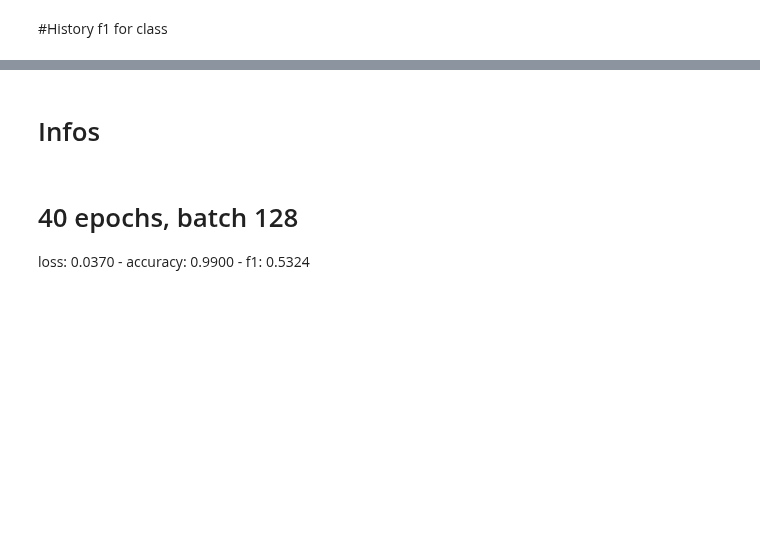
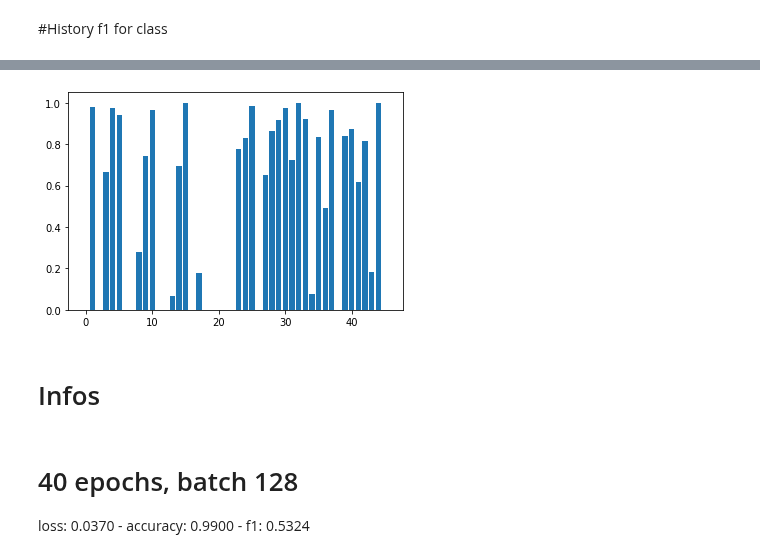
Before and after one commit to AirNicco8/NLP_Assignments, a Jupyter notebook: Assignment1/Assignment_1_Lstm_single.ipynb, the cells around one changed output, grey strips where cells are left out. Drawn from its saved outputs; the diff is of its cells as text; code cells hidden in the pictures; blank space fills up the shorter version.

```diff
--- a/Assignment1/Assignment_1_Lstm_single.ipynb
+++ b/Assignment1/Assignment_1_Lstm_single.ipynb
@@ -714,3 +714,8 @@ Tag: VBG --- Val_F1: 0.5079175233840942
+# %%
+plt.bar(np.arange(len(f1_val_list)),f1_val_list)
+plt.show()
+# %% [output]
+[figure, added]
 # %% [markdown]
 # Infos
 # %% [markdown]
```
Also changed, not shown: parts of 13 cells of this notebook.
